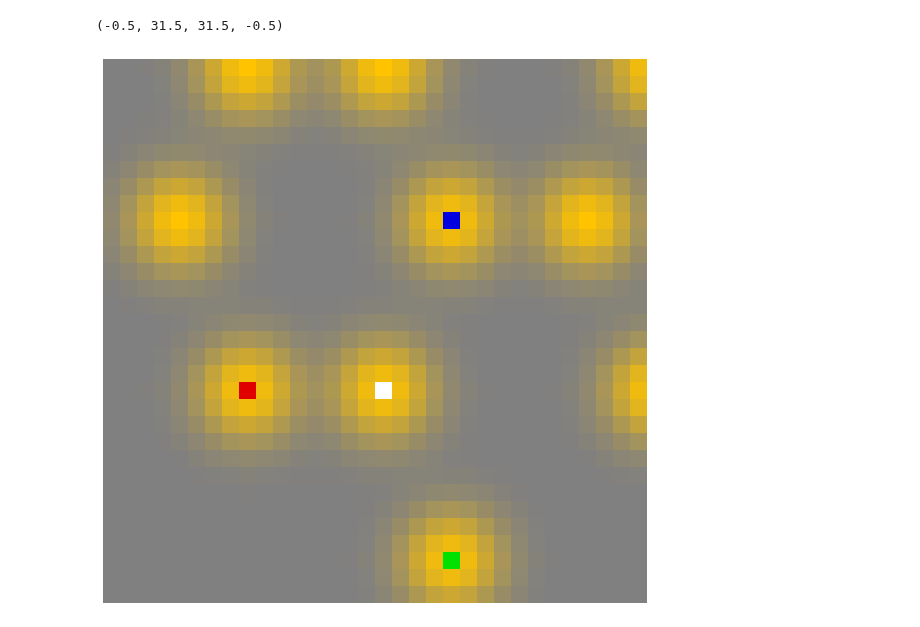
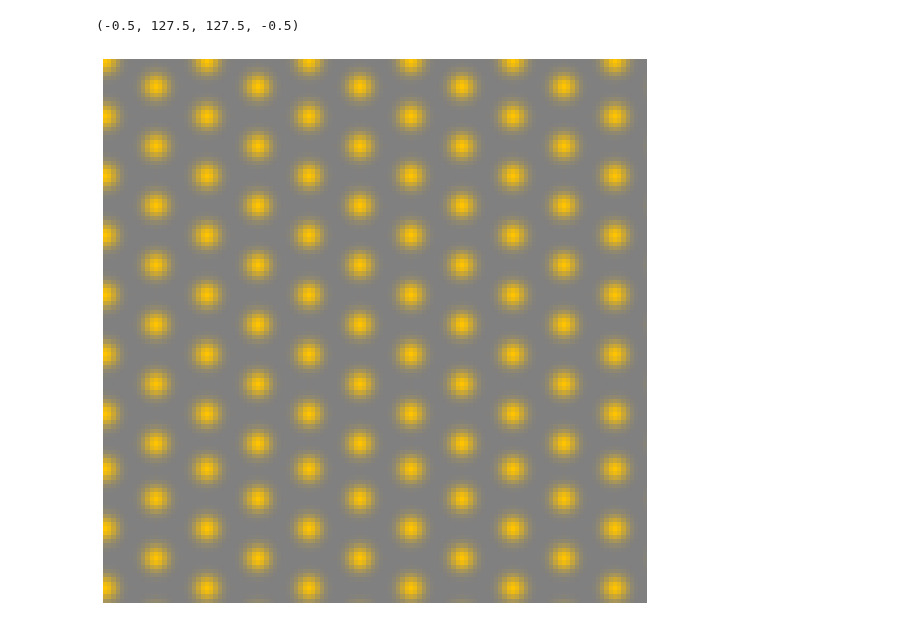
Before and after one commit to DanielMGlazer/HexogonalMLProject, a Jupyter notebook: Hexagonal_Training_Data.ipynb, the cells around one changed output. Cells and saved outputs as stored; diff of their text form; code cells hidden in the pictures.

```diff
--- a/Hexagonal_Training_Data.ipynb
+++ b/Hexagonal_Training_Data.ipynb
@@ -74,18 +79,20 @@ def distance(a,mid): #Returns the distance between two pixels
 #Class for training images
 class Training_im:
 
-    image_size=[32,32]
+    image_size=[128,128]
     background_color=ImageColor.getrgb("hsl(46,0%,50%)")
 
-    def __init__(self,bond_lengths,origin,atom_size):
+    def __init__(self,bond_lengths,origin,atom_size,strain):
         self.bl=bond_lengths
         self.o=origin
-        self.atmsz=atom_size
+        self.atom_size=atom_size
+        self.strain=np.array(strain)
         self.im=Image.new("RGB",self.image_size,color=self.background_color)
         self.pixel_array=np.array(self.im)
         self.blob_values_array=np.zeros((self.image_size[1],self.image_size[0]))
         self.mid=Point(self.image_size[0]//2,self.image_size[1]//2)
         self.layout=Layout(layout_flat,self.bl,self.o)
+        self.atom_locs=[]
         self.make_im()
         self.neighbor_vects=[]
         self.central_atom=[]
@@ -116,20 +123,25 @@ class Training_im:
                 self.pixel_array[j][i][1]=rgbcolor[1]
                 self.pixel_array[j][i][2]=rgbcolor[2]
 
-    def plot_hex_dots(self,h,radius):
-        corners=to_array(polygon_corners(self.layout,h))
-        #corners.append(hex_to_pixel(layout,h)) #Drawing center dot as well. Not needed
-        for p in corners:
-            self.gauss_circ(p,radius)
+    # def plot_hex_dots(self,h,radius):
+    #     corners=to_array(polygon_corners(self.layout,h))
+    #     #corners.append(hex_to_pixel(layout,h)) #Drawing center dot as well. Not needed
+    #     for p in corners:
+    #         self.gauss_circ(p,radius)
+    def plot_hex_dots(self):
+        for p in self.atom_locs:
+            self.gauss_circ(p,self.atom_size)
+
 
     #Neighbor methods
     def get_atom_locs(self,_map): # Returns an array of all the atomic locations in the map
         atom_locs=[]
         for h in _map:
-            corners=to_array(polygon_corners(self.layout,h))
-            for corner in corners:
+            corners=to_array(polygon_corners(self.layout,h,self.strain))
+            for corner in corners[0:2]:
                 atom_locs.append(corner)
         return atom_locs
+
     def get_central_atom(self,atom_locs): #Returns the atom closest to the center pixel of the image
         center_atom=[]
         min_dist=self.image_size[0]
@@ -188,8 +200,8 @@ class Training_im:
         mapsize_x=math.floor(self.image_size[0]/(math.sqrt(3)*self.bl[0])*2)
         mapsize_y=math.floor(self.image_size[1]/(2*self.bl[1])*2)
         self.map=rect_map(mapsize_x,mapsize_y)
-        for h in self.map:
-            self.plot_hex_dots(h,self.atmsz)
+        self.atom_locs=self.get_atom_locs(self.map)
+        self.plot_hex_dots()
         self.gauss_to_color()
         self.im_fin=Image.fromarray(self.pixel_array)
 
@@ -208,20 +220,22 @@ class Training_im:
             self.neighbor_vects.append([(central_atom[0]-n[0])/self.image_size[0],(central_atom[1]-n[1])/self.image_size[1]])
 # %%
 #Plotting images
-bond_lengths=[8,math.sqrt(2)*8]
+#bond_lengths=[8/2,math.sqrt(3)/2*8]
+bond_lengths=[8,8]
 origin=[0,0]
 atom_size=2
-im=Training_im(bond_lengths,origin,atom_size)
-im.color_data()
+strain=[0,0,0]
+im=Training_im(bond_lengths,origin,atom_size,strain)
+#im.color_data()
 #print(im.central_atom)
 #print(im.neighbor_vects)
 fig = plt.figure(figsize = (10, 10))
 ax = plt.subplot(1,1,1)
 ax.imshow(im.im_fin)
 ax.axis('off')
 # %% [output]
-(-0.5, 31.5, 31.5, -0.5)
+(-0.5, 127.5, 127.5, -0.5)
-[figure, old version]
+[figure, new version]
 # %%
 #Creates training set and DataFrame with labels
 train_dataset_dir ='\\Users\\danie\\Penn_State_REU_Jupyter\\Hexagon ML Project\\Training_set_6_11'
```
Also changed, not shown: parts of 1 cell of this notebook, 8 other files.
